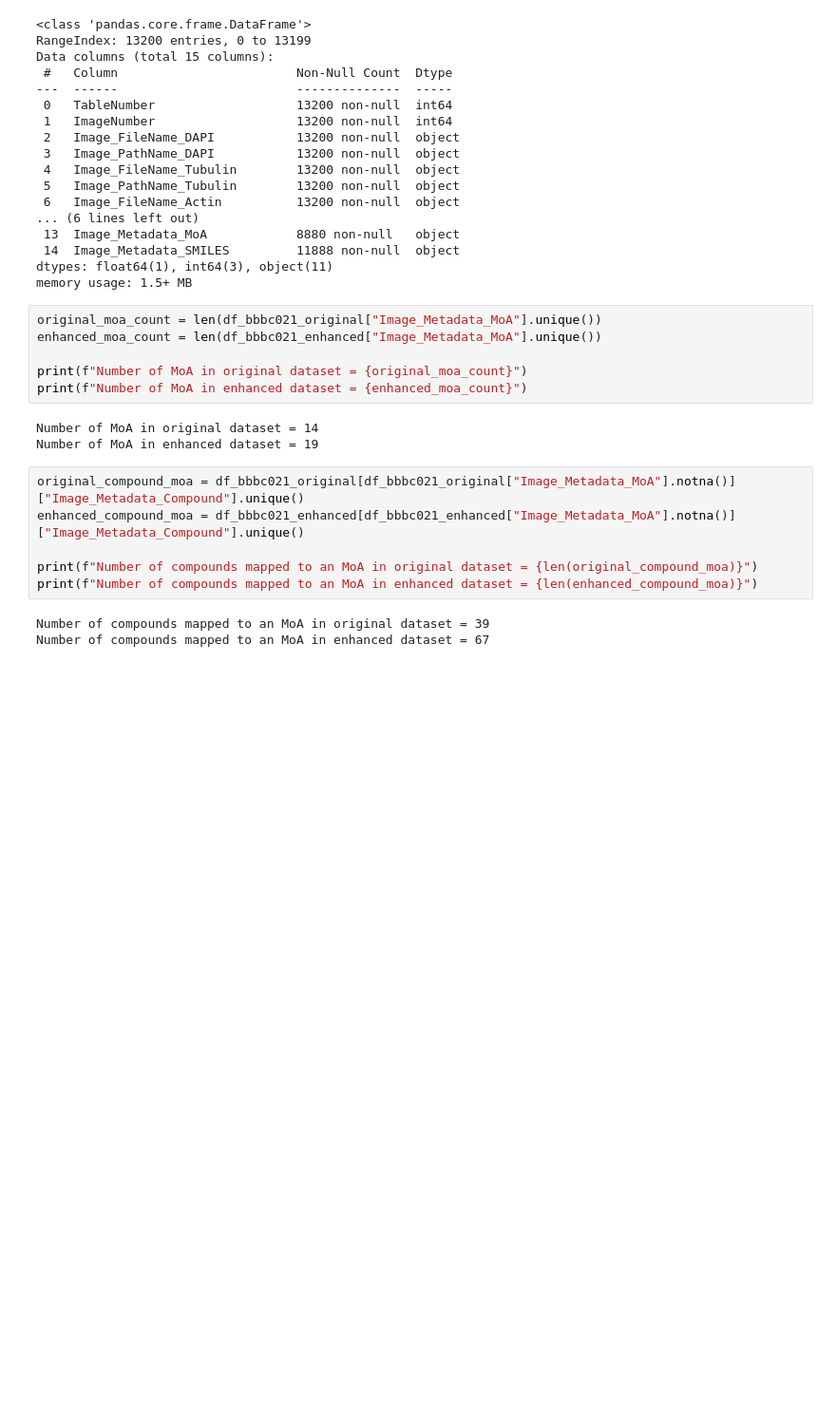
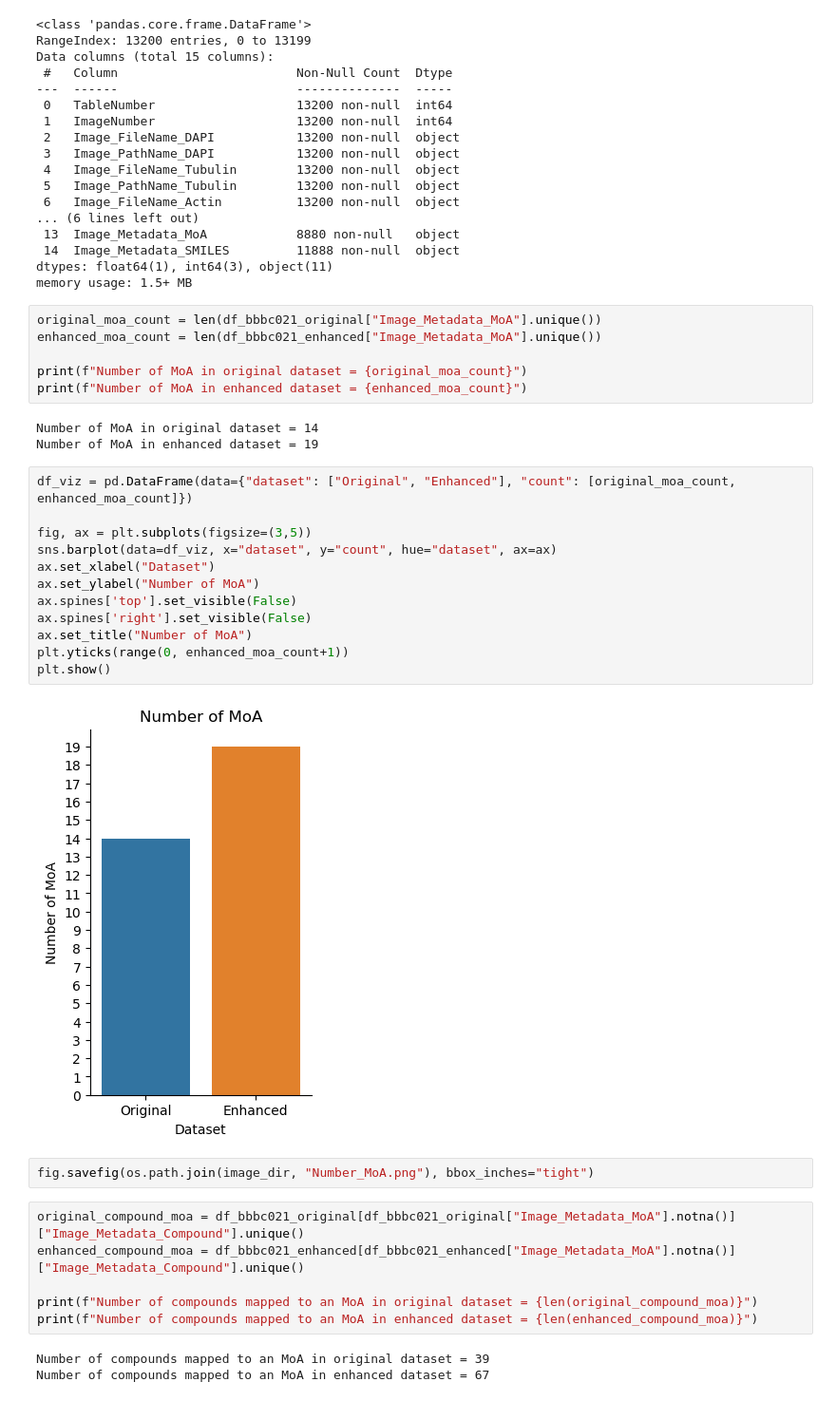
Before and after one commit to mattHG70/Cell2Structure, a Jupyter notebook: notebooks/BBBC021_data_exploration.ipynb, the cells around one changed output. Shown: that part at 95% size. Saved outputs shown, nothing was run; the diff lists cells and outputs as text; blank space fills up the shorter version.

```diff
--- a/notebooks/BBBC021_data_exploration.ipynb
+++ b/notebooks/BBBC021_data_exploration.ipynb
@@ -76,6 +77,22 @@ print(f"Number of MoA in enhanced dataset = {enhanced_moa_count}")
 # %% [output]
 Number of MoA in original dataset = 14
 Number of MoA in enhanced dataset = 19
+# %%
+df_viz = pd.DataFrame(data={"dataset": ["Original", "Enhanced"], "count": [original_moa_count, enhanced_moa_count]})
+
+fig, ax = plt.subplots(figsize=(3,5))
+sns.barplot(data=df_viz, x="dataset", y="count", hue="dataset", ax=ax)
+ax.set_xlabel("Dataset")
+ax.set_ylabel("Number of MoA")
+ax.spines['top'].set_visible(False)
+ax.spines['right'].set_visible(False)
+ax.set_title("Number of MoA")
+plt.yticks(range(0, enhanced_moa_count+1))
+plt.show()
+# %% [output]
+[figure, added]
+# %%
+fig.savefig(os.path.join(image_dir, "Number_MoA.png"), bbox_inches="tight")
 # %%
 original_compound_moa = df_bbbc021_original[df_bbbc021_original["Image_Metadata_MoA"].notna()]["Image_Metadata_Compound"].unique()
 enhanced_compound_moa = df_bbbc021_enhanced[df_bbbc021_enhanced["Image_Metadata_MoA"].notna()]["Image_Metadata_Compound"].unique()
```
Also changed, not shown: parts of 15 cells of this notebook.
